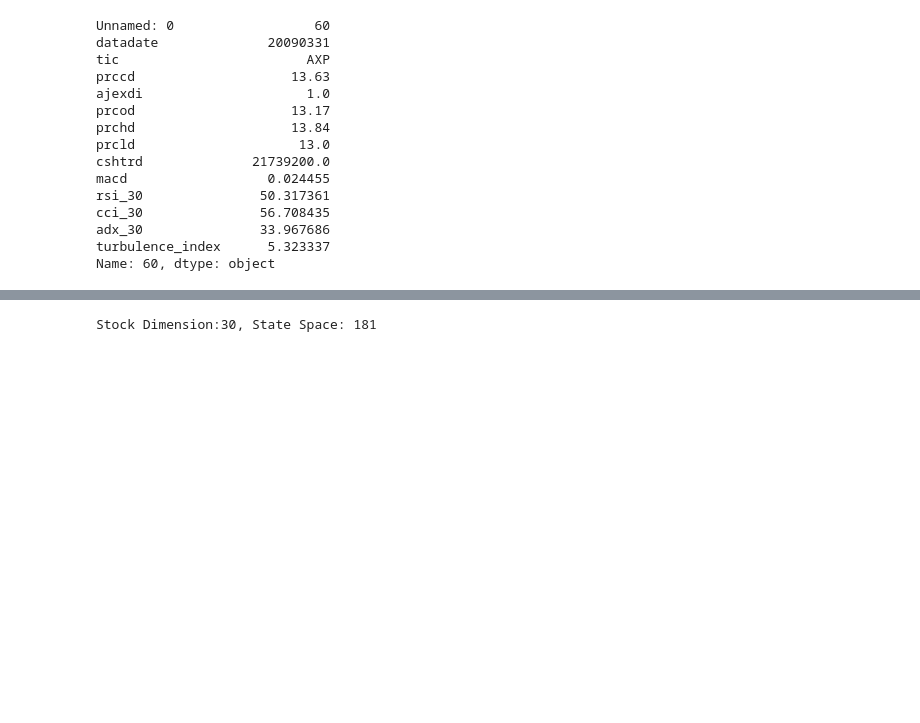
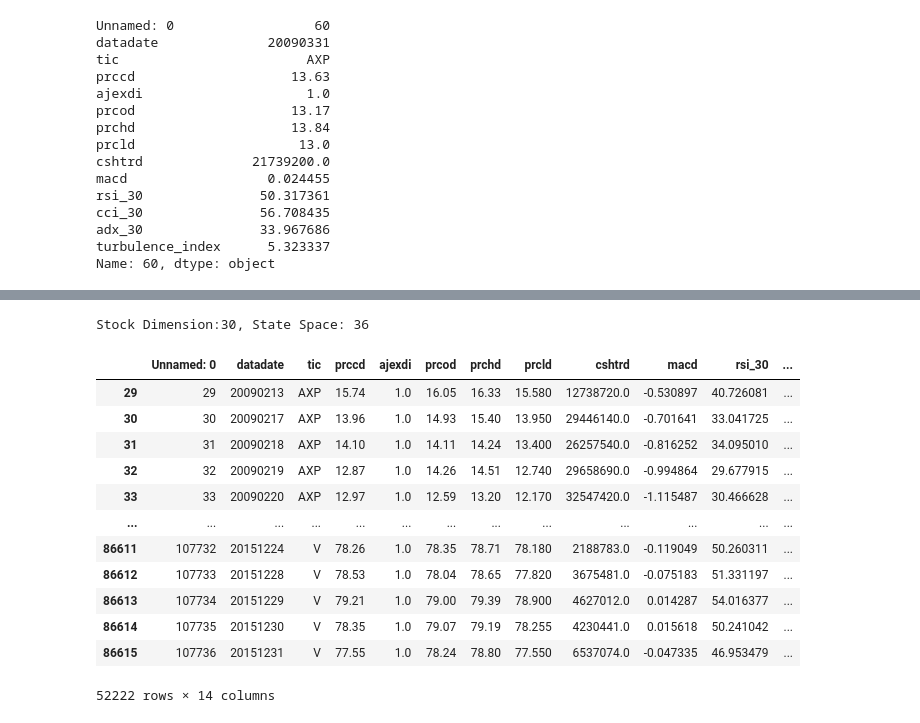
Before and after one commit to divyanshgy/DRL_Trading, a Jupyter notebook: DRL-Ensemble-Trading/DRL_ensemble.ipynb, the cells around one changed output, grey strips where cells are left out. Cells and saved outputs as stored; diff of their text form; code cells hidden in the pictures; blank space fills up the shorter version.

```diff
--- a/DRL-Ensemble-Trading/DRL_ensemble.ipynb
+++ b/DRL-Ensemble-Trading/DRL_ensemble.ipynb
@@ -259,7 +265,28 @@ Requirement already satisfied: mpmath<1.4,>=1.1.0 in /usr/local/lib/python3.10/s
 INDICATORS = ['macd','rsi_30','cci_30','adx_30']
 # %%
 stock_dimension=len(df.tic.unique())
-state_space=1+2*(stock_dimension)+len(INDICATORS)*stock_dimension
+# state_space=1+2*(stock_dimension)+len(INDICATORS)*stock_dimension
+state_space=2+len(INDICATORS)+stock_dimension
 print(f"Stock Dimension:{stock_dimension}, State Space: {state_space}")
 # %% [output]
-Stock Dimension:30, State Space: 181
+Stock Dimension:30, State Space: 36
+# %%
+train_df = df_final[df_final['datadate'] < 20160101]
+test_df = df_final[df_final['datadate'] >= 20160101]
+# %%
+train_df=train_df.dropna()
+train_df
+# %% [output]
+|  | Unnamed: 0 | datadate | tic | prccd | ajexdi | prcod | prchd | prcld | cshtrd | macd | rsi_30 | ... |
+| 29 | 29 | 20090213 | AXP | 15.74 | 1.0 | 16.05 | 16.33 | 15.580 | 12738720.0 | -0.530897 | 40.726081 | ... |
+| 30 | 30 | 20090217 | AXP | 13.96 | 1.0 | 14.93 | 15.40 | 13.950 | 29446140.0 | -0.701641 | 33.041725 | ... |
+| 31 | 31 | 20090218 | AXP | 14.10 | 1.0 | 14.11 | 14.24 | 13.400 | 26257540.0 | -0.816252 | 34.095010 | ... |
+| 32 | 32 | 20090219 | AXP | 12.87 | 1.0 | 14.26 | 14.51 | 12.740 | 29658690.0 | -0.994864 | 29.677915 | ... |
+| 33 | 33 | 20090220 | AXP | 12.97 | 1.0 | 12.59 | 13.20 | 12.170 | 32547420.0 | -1.115487 | 30.466628 | ... |
+| ... | ... | ... | ... | ... | ... | ... | ... | ... | ... | ... | ... | ... |
+| 86611 | 107732 | 20151224 | V | 78.26 | 1.0 | 78.35 | 78.71 | 78.180 | 2188783.0 | -0.119049 | 50.260311 | ... |
+| 86612 | 107733 | 20151228 | V | 78.53 | 1.0 | 78.04 | 78.65 | 77.820 | 3675481.0 | -0.075183 | 51.331197 | ... |
+| 86613 | 107734 | 20151229 | V | 79.21 | 1.0 | 79.00 | 79.39 | 78.900 | 4627012.0 | 0.014287 | 54.016377 | ... |
+| 86614 | 107735 | 20151230 | V | 78.35 | 1.0 | 79.07 | 79.19 | 78.255 | 4230441.0 | 0.015618 | 50.241042 | ... |
+| 86615 | 107736 | 20151231 | V | 77.55 | 1.0 | 78.24 | 78.80 | 77.550 | 6537074.0 | -0.047335 | 46.953479 | ... |
+52222 rows × 14 columns
```
Also changed, not shown: parts of 27 cells of this notebook, 2 other files.
